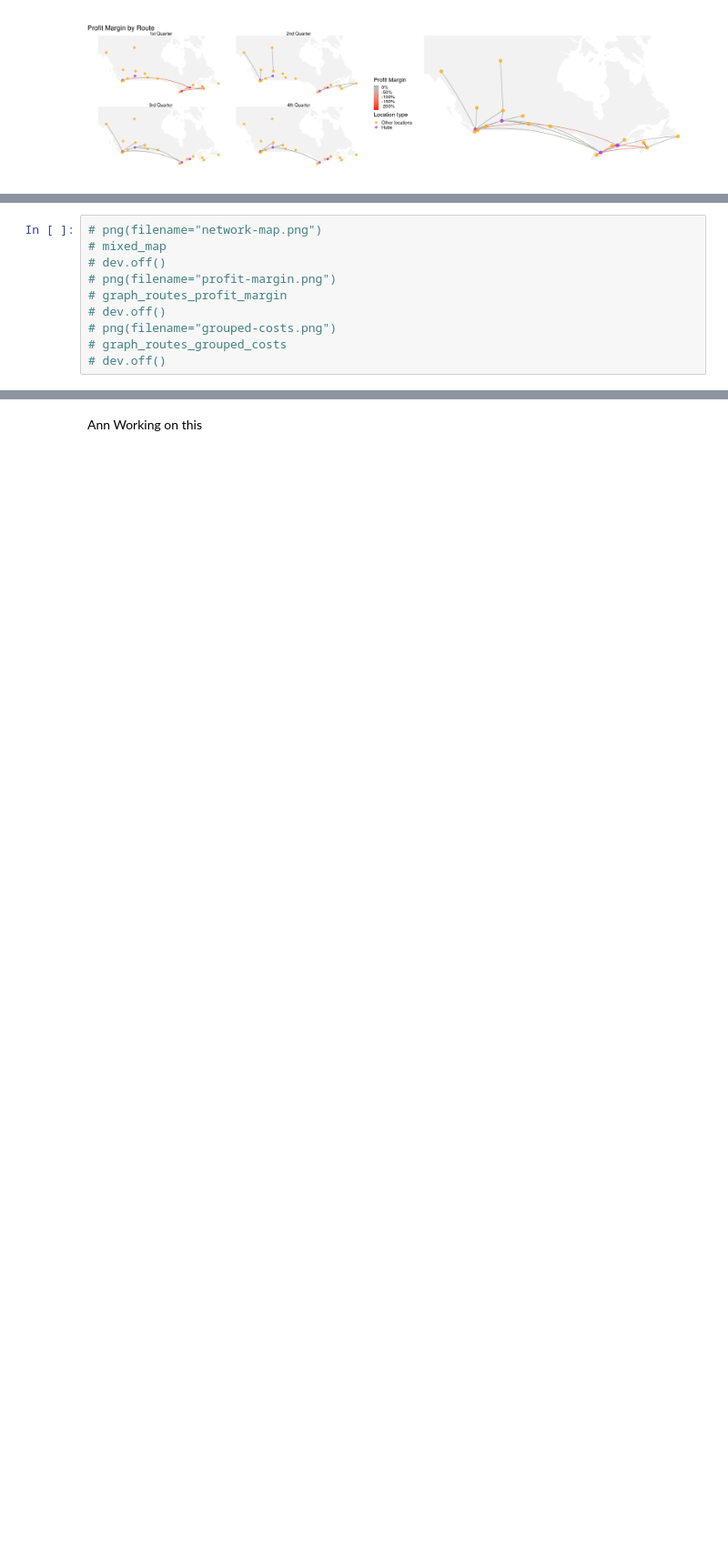
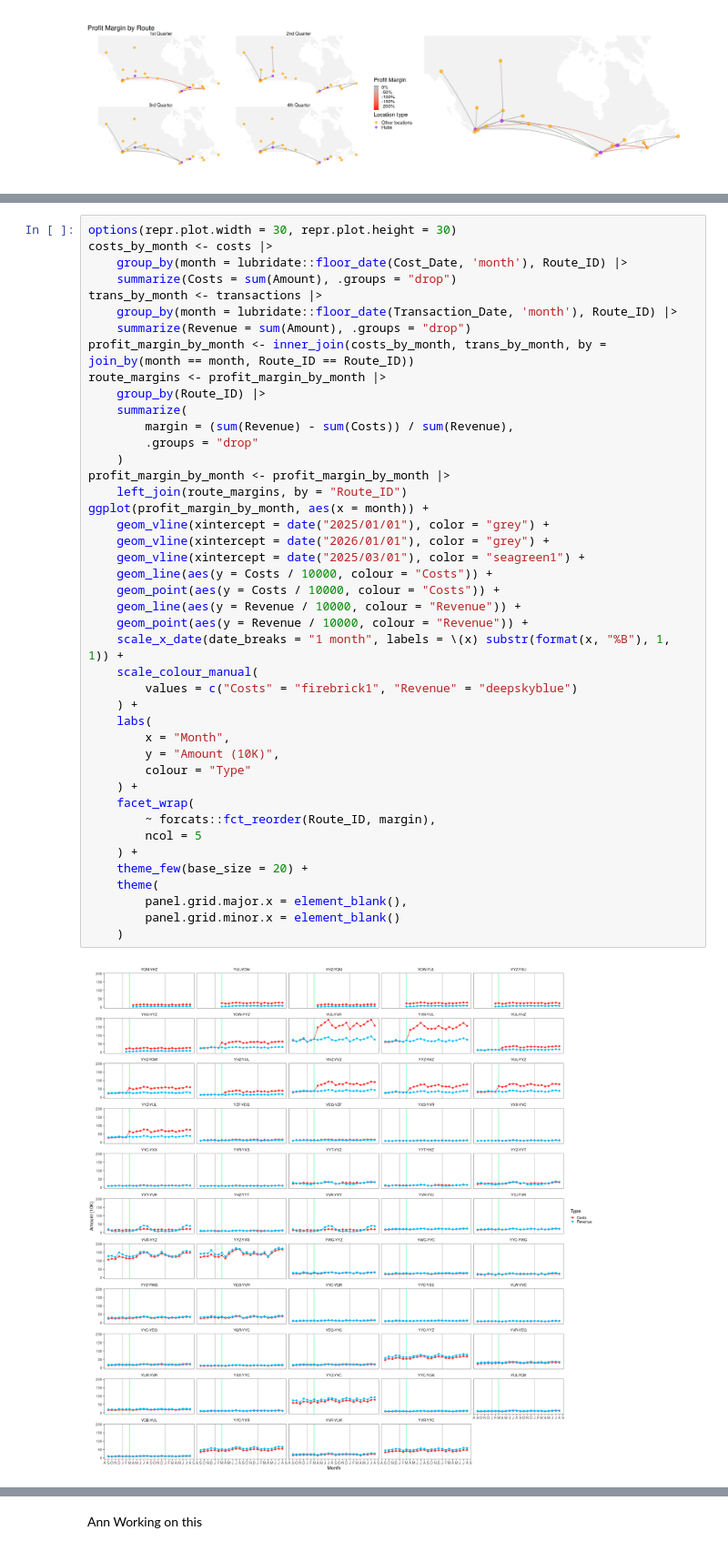
Before and after one commit to annhuynhh/thecontrolgroup_firstbyte, a Jupyter notebook: Project.ipynb, the cells around one changed output, grey strips where cells are left out. Shown at 91% size. Saved outputs shown, nothing was run; the diff lists cells and outputs as text; blank space fills up the shorter version.

Commit message:
graph

```diff
--- a/Project.ipynb
+++ b/Project.ipynb
@@ -655,15 +649,50 @@ graph_routes_grouped_costs
 # %% [output]
 [figure]
 # %%
-# png(filename="network-map.png")
-# mixed_map
-# dev.off()
-# png(filename="profit-margin.png")
-# graph_routes_profit_margin
-# dev.off()
-# png(filename="grouped-costs.png")
-# graph_routes_grouped_costs
-# dev.off()
+options(repr.plot.width = 30, repr.plot.height = 30)
+costs_by_month <- costs |>
+    group_by(month = lubridate::floor_date(Cost_Date, 'month'), Route_ID) |>
+    summarize(Costs = sum(Amount), .groups = "drop")
+trans_by_month <- transactions |>
+    group_by(month = lubridate::floor_date(Transaction_Date, 'month'), Route_ID) |>
+    summarize(Revenue = sum(Amount), .groups = "drop")
+profit_margin_by_month <- inner_join(costs_by_month, trans_by_month, by = join_by(month == month, Route_ID == Route_ID))
+route_margins <- profit_margin_by_month |>
+    group_by(Route_ID) |>
+    summarize(
+        margin = (sum(Revenue) - sum(Costs)) / sum(Revenue),
+        .groups = "drop"
+    )
+profit_margin_by_month <- profit_margin_by_month |>
+    left_join(route_margins, by = "Route_ID")
+ggplot(profit_margin_by_month, aes(x = month)) +
+    geom_vline(xintercept = date("2025/01/01"), color = "grey") +
+    geom_vline(xintercept = date("2026/01/01"), color = "grey") +
+    geom_vline(xintercept = date("2025/03/01"), color = "seagreen1") +
+    geom_line(aes(y = Costs / 10000, colour = "Costs")) +
+    geom_point(aes(y = Costs / 10000, colour = "Costs")) +
+    geom_line(aes(y = Revenue / 10000, colour = "Revenue")) +
+    geom_point(aes(y = Revenue / 10000, colour = "Revenue")) +
+    scale_x_date(date_breaks = "1 month", labels = \(x) substr(format(x, "%B"), 1, 1)) +
+    scale_colour_manual(
+        values = c("Costs" = "firebrick1", "Revenue" = "deepskyblue")
+    ) +
+    labs(
+        x = "Month",
+        y = "Amount (10K)",
+        colour = "Type"
+    ) +
+    facet_wrap(
+        ~ forcats::fct_reorder(Route_ID, margin),
+        ncol = 5
+    ) +
+    theme_few(base_size = 20) +
+    theme(
+        panel.grid.major.x = element_blank(),
+        panel.grid.minor.x = element_blank()
+    )
+# %% [output]
+[figure, added]
 # %% [markdown]
 ## Question 3 - Moderate
 #### Statement
```
Also changed, not shown: parts of 5 cells of this notebook.
